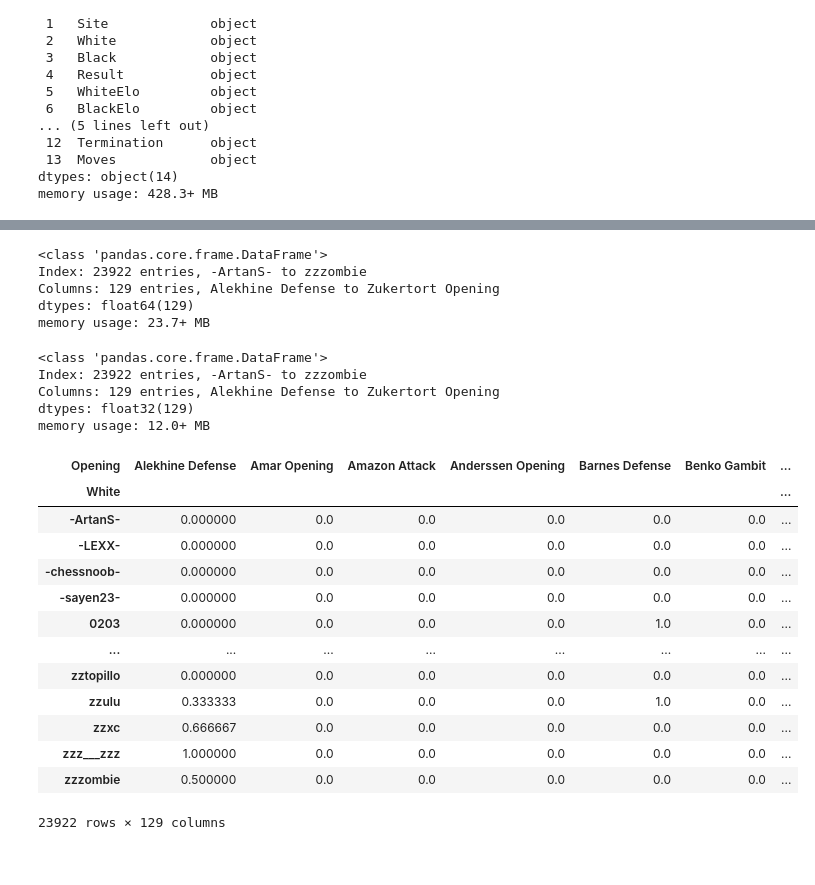
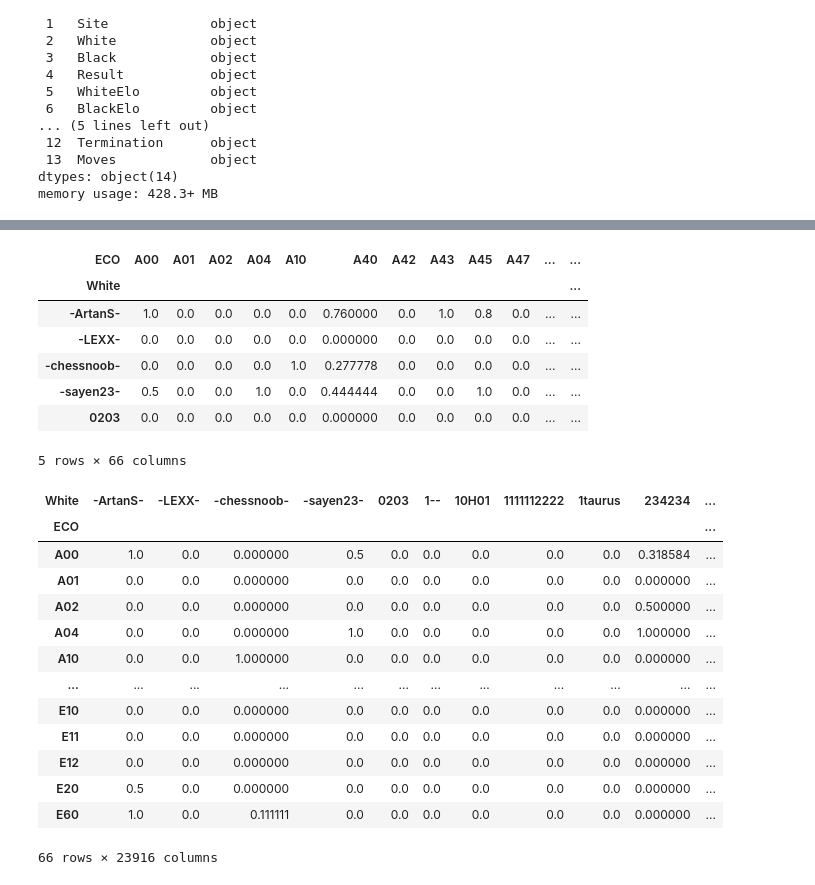
Before and after one commit to ielo03/chess-openings-analysis, a Jupyter notebook: FeatureEngineering.ipynb, the cells around one changed output, grey strips where cells are left out. Cells and saved outputs as stored; diff of their text form; code cells hidden in the pictures.

```diff
--- a/FeatureEngineering.ipynb
+++ b/FeatureEngineering.ipynb
@@ -248,0 +244,3 @@ pd.reset_option('display.max_rows')
+# %%
+df['ECO'] = df['ECO'].apply(simplify_eco)
+df['ECO'].value_counts()
@@ -249,8 +261,5 @@ pd.reset_option('display.max_rows')
 # %%
-games_played_per = df['Opening'].value_counts()
+games_played_per = df['ECO'].value_counts()
 
 lt_300_games_played = games_played_per[games_played_per < 300].index
-
-df_filtered = df[~df['Opening'].isin(lt_300_games_played)]
-df_filtered['Opening'].value_counts()
-df = df_filtered
+len(lt_300_games_played)
@@ -261,4 +276,4 @@ len(df)
 # %%
-player_opening_games_df = pd.pivot_table(df, index='White', columns='Opening', aggfunc='size', fill_value=0)
+player_opening_games_df = pd.pivot_table(df, index='White', columns='ECO', aggfunc='size', fill_value=0)
 player_opening_games_df
 # %% [output]
@@ -284,4 +299,4 @@ len(temp_df)
 # %%
-player_opening_wins_df = pd.pivot_table(temp_df, index='White', columns='Opening', aggfunc='size', fill_value=0)
+player_opening_wins_df = pd.pivot_table(temp_df, index='White', columns='ECO', aggfunc='size', fill_value=0)
 player_opening_wins_df
 # %% [output]
@@ -376,39 +375,35 @@ merged_df
-# %%
-merged_df.info()
-# %% [output]
-<class 'pandas.core.frame.DataFrame'>
-Index: 23922 entries, -ArtanS- to zzzombie
-Columns: 129 entries, Alekhine Defense to Zukertort Opening
-dtypes: float64(129)
-memory usage: 23.7+ MB
 # %%
 float_columns = merged_df.select_dtypes(include=['float64']).columns
 
 for col in float_columns:
     merged_df[col] = pd.to_numeric(merged_df[col], downcast='float')
-
-merged_df.info()
-# %% [output]
-<class 'pandas.core.frame.DataFrame'>
-Index: 23922 entries, -ArtanS- to zzzombie
-Columns: 129 entries, Alekhine Defense to Zukertort Opening
-dtypes: float32(129)
-memory usage: 12.0+ MB
 # %%
-merged_df
+merged_df.head()
 # %% [output]
-| Opening | Alekhine Defense | Amar Opening | Amazon Attack | Anderssen Opening | Barnes Defense | Benko Gambit | ... |
-| White |  |  |  |  |  |  | ... |
-| -ArtanS- | 0.000000 | 0.0 | 0.0 | 0.0 | 0.0 | 0.0 | ... |
-| -LEXX- | 0.000000 | 0.0 | 0.0 | 0.0 | 0.0 | 0.0 | ... |
-| -chessnoob- | 0.000000 | 0.0 | 0.0 | 0.0 | 0.0 | 0.0 | ... |
-| -sayen23- | 0.000000 | 0.0 | 0.0 | 0.0 | 0.0 | 0.0 | ... |
-| 0203 | 0.000000 | 0.0 | 0.0 | 0.0 | 1.0 | 0.0 | ... |
-| ... | ... | ... | ... | ... | ... | ... | ... |
-| zztopillo | 0.000000 | 0.0 | 0.0 | 0.0 | 0.0 | 0.0 | ... |
-| zzulu | 0.333333 | 0.0 | 0.0 | 0.0 | 1.0 | 0.0 | ... |
-| zzxc | 0.666667 | 0.0 | 0.0 | 0.0 | 0.0 | 0.0 | ... |
-| zzz___zzz | 1.000000 | 0.0 | 0.0 | 0.0 | 0.0 | 0.0 | ... |
-| zzzombie | 0.500000 | 0.0 | 0.0 | 0.0 | 0.0 | 0.0 | ... |
+| ECO | A00 | A01 | A02 | A04 | A10 | A40 | A42 | A43 | A45 | A47 | ... | ... |
+| White |  |  |  |  |  |  |  |  |  |  |  | ... |
+| -ArtanS- | 1.0 | 0.0 | 0.0 | 0.0 | 0.0 | 0.760000 | 0.0 | 1.0 | 0.8 | 0.0 | ... | ... |
+| -LEXX- | 0.0 | 0.0 | 0.0 | 0.0 | 0.0 | 0.000000 | 0.0 | 0.0 | 0.0 | 0.0 | ... | ... |
+| -chessnoob- | 0.0 | 0.0 | 0.0 | 0.0 | 1.0 | 0.277778 | 0.0 | 0.0 | 0.0 | 0.0 | ... | ... |
+| -sayen23- | 0.5 | 0.0 | 0.0 | 1.0 | 0.0 | 0.444444 | 0.0 | 0.0 | 1.0 | 0.0 | ... | ... |
+| 0203 | 0.0 | 0.0 | 0.0 | 0.0 | 0.0 | 0.000000 | 0.0 | 0.0 | 0.0 | 0.0 | ... | ... |
-23922 rows × 129 columns
+5 rows × 66 columns
+# %%
+merged_df = merged_df.T
+merged_df
+# %% [output]
+| White | -ArtanS- | -LEXX- | -chessnoob- | -sayen23- | 0203 | 1-- | 10H01 | 1111112222 | 1taurus | 234234 | ... |
+| ECO |  |  |  |  |  |  |  |  |  |  | ... |
+| A00 | 1.0 | 0.0 | 0.000000 | 0.5 | 0.0 | 0.0 | 0.0 | 0.0 | 0.0 | 0.318584 | ... |
+| A01 | 0.0 | 0.0 | 0.000000 | 0.0 | 0.0 | 0.0 | 0.0 | 0.0 | 0.0 | 0.000000 | ... |
+| A02 | 0.0 | 0.0 | 0.000000 | 0.0 | 0.0 | 0.0 | 0.0 | 0.0 | 0.0 | 0.500000 | ... |
+| A04 | 0.0 | 0.0 | 0.000000 | 1.0 | 0.0 | 0.0 | 0.0 | 0.0 | 0.0 | 1.000000 | ... |
+| A10 | 0.0 | 0.0 | 1.000000 | 0.0 | 0.0 | 0.0 | 0.0 | 0.0 | 0.0 | 0.000000 | ... |
+| ... | ... | ... | ... | ... | ... | ... | ... | ... | ... | ... | ... |
+| E10 | 0.0 | 0.0 | 0.000000 | 0.0 | 0.0 | 0.0 | 0.0 | 0.0 | 0.0 | 0.000000 | ... |
+| E11 | 0.0 | 0.0 | 0.000000 | 0.0 | 0.0 | 0.0 | 0.0 | 0.0 | 0.0 | 0.000000 | ... |
+| E12 | 0.0 | 0.0 | 0.000000 | 0.0 | 0.0 | 0.0 | 0.0 | 0.0 | 0.0 | 0.000000 | ... |
+| E20 | 0.5 | 0.0 | 0.000000 | 0.0 | 0.0 | 0.0 | 0.0 | 0.0 | 0.0 | 0.000000 | ... |
+| E60 | 1.0 | 0.0 | 0.111111 | 0.0 | 0.0 | 0.0 | 0.0 | 0.0 | 0.0 | 0.000000 | ... |
+66 rows × 23916 columns
 # %%
```
Also changed, not shown: parts of 32 cells of this notebook, 3 other files.
